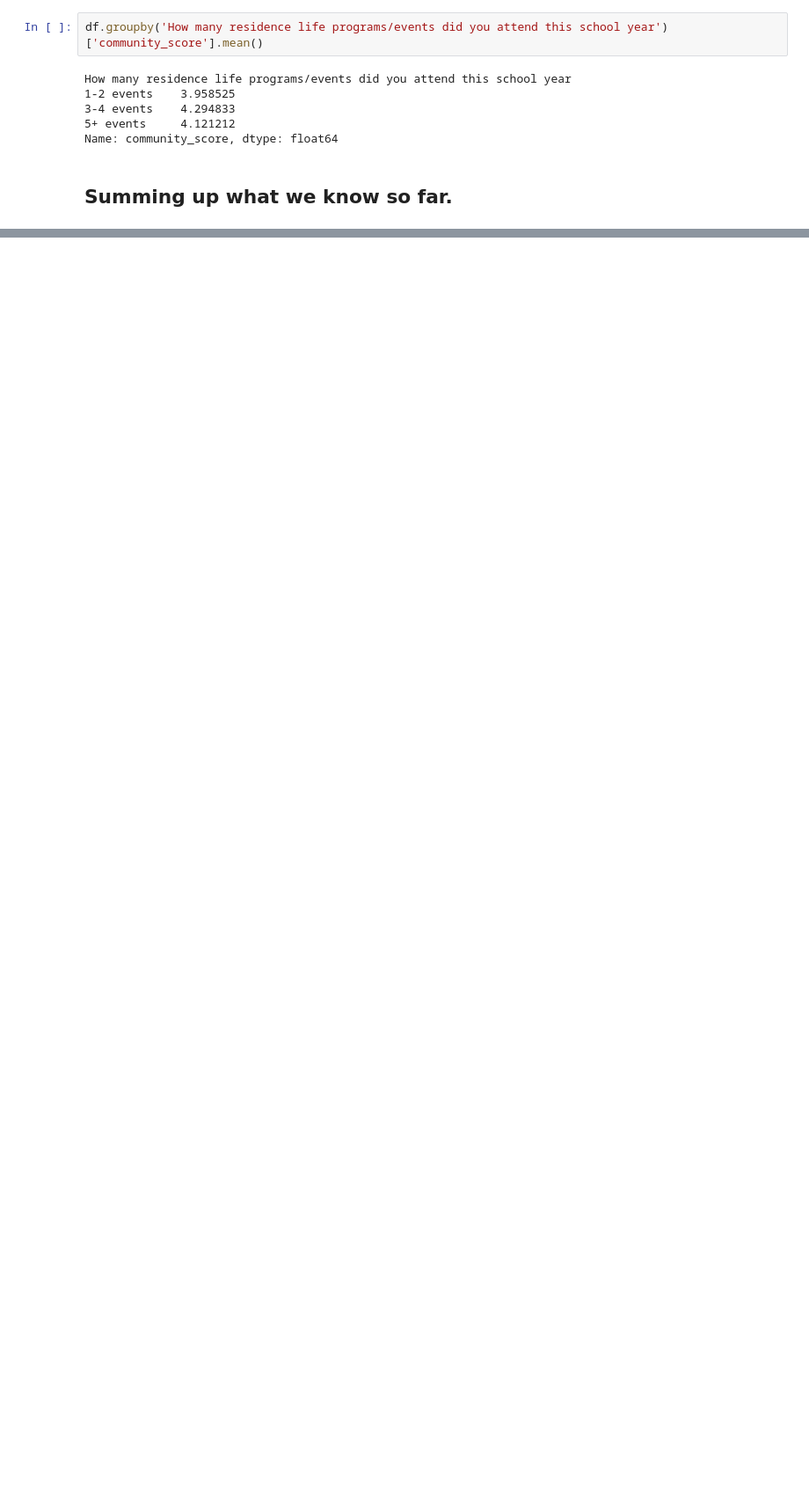
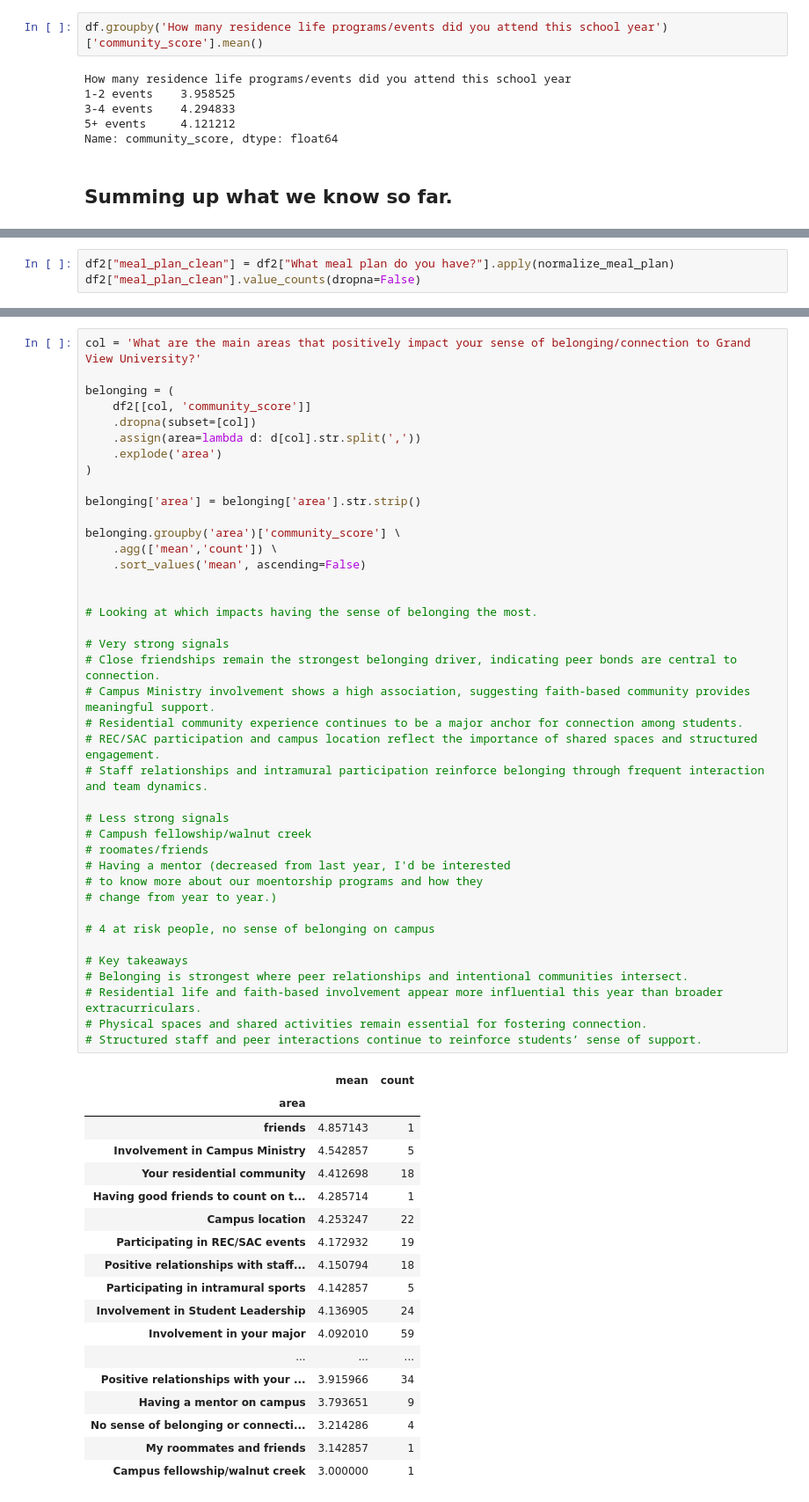
Before and after one commit to bdupey-gv/res_life_survey_analysis, a Jupyter notebook: code/preliminary_analysis.ipynb, the cells around one changed output, grey strips where cells are left out. Shown at 88% size. Cells and saved outputs as stored; diff of their text form; blank space fills up the shorter version.

```diff
--- a/code/preliminary_analysis.ipynb
+++ b/code/preliminary_analysis.ipynb
@@ -684,0 +945,3 @@ Name: community_score, dtype: float64
+# %%
+df2["meal_plan_clean"] = df2["What meal plan do you have?"].apply(normalize_meal_plan)
+df2["meal_plan_clean"].value_counts(dropna=False)
@@ -684,0 +986,59 @@ Name: community_score, dtype: float64
+# %%
+col = 'What are the main areas that positively impact your sense of belonging/connection to Grand View University?'
+
+belonging = (
+    df2[[col, 'community_score']]
+    .dropna(subset=[col])
+    .assign(area=lambda d: d[col].str.split(','))
+    .explode('area')
+)
+
+belonging['area'] = belonging['area'].str.strip()
+
+belonging.groupby('area')['community_score'] \
+    .agg(['mean','count']) \
+    .sort_values('mean', ascending=False)
+
+
+# Looking at which impacts having the sense of belonging the most.
+
+# Very strong signals
+# Close friendships remain the strongest belonging driver, indicating peer bonds are central to connection.
+# Campus Ministry involvement shows a high association, suggesting faith-based community provides meaningful support.
+# Residential community experience continues to be a major anchor for connection among students.
+# REC/SAC participation and campus location reflect the importance of shared spaces and structured engagement.
+# Staff relationships and intramural participation reinforce belonging through frequent interaction and team dynamics.
+
+# Less strong signals
+# Campush fellowship/walnut creek
+# roomates/friends
+# Having a mentor (decreased from last year, I'd be interested
+# to know more about our moentorship programs and how they
+# change from year to year.)
+
+# 4 at risk people, no sense of belonging on campus
+
+# Key takeaways
+# Belonging is strongest where peer relationships and intentional communities intersect.
+# Residential life and faith-based involvement appear more influential this year than broader extracurriculars.
+# Physical spaces and shared activities remain essential for fostering connection.
+# Structured staff and peer interactions continue to reinforce students’ sense of support.
+# %% [output]
+|  | mean | count |
+| area |  |  |
+| friends | 4.857143 | 1 |
+| Involvement in Campus Ministry | 4.542857 | 5 |
+| Your residential community | 4.412698 | 18 |
+| Having good friends to count on t... | 4.285714 | 1 |
+| Campus location | 4.253247 | 22 |
+| Participating in REC/SAC events | 4.172932 | 19 |
+| Positive relationships with staff... | 4.150794 | 18 |
+| Participating in intramural sports | 4.142857 | 5 |
+| Involvement in Student Leadership | 4.136905 | 24 |
+| Involvement in your major | 4.092010 | 59 |
+| ... | ... | ... |
+| Positive relationships with your ... | 3.915966 | 34 |
+| Having a mentor on campus | 3.793651 | 9 |
+| No sense of belonging or connecti... | 3.214286 | 4 |
+| My roommates and friends | 3.142857 | 1 |
+| Campus fellowship/walnut creek | 3.000000 | 1 |
```
Also changed, not shown: parts of 33 cells of this notebook.
